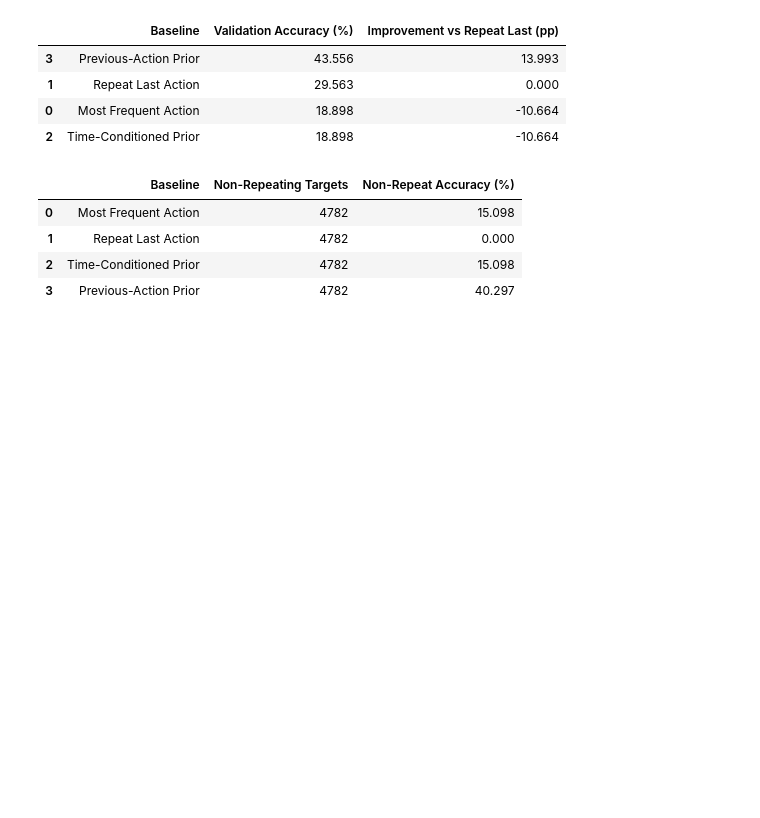
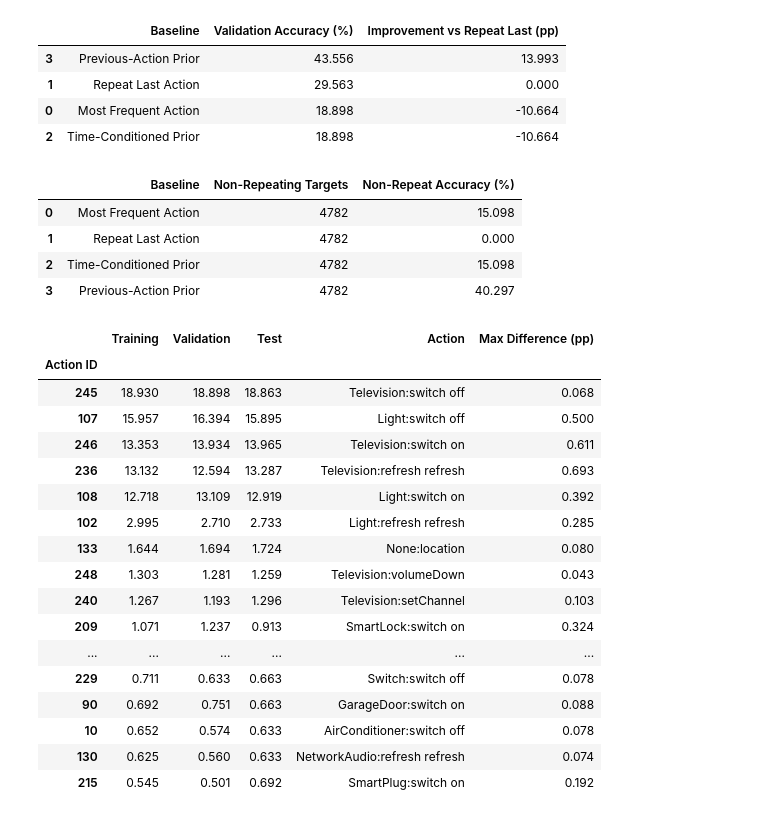
Before and after one commit to HarrisonWilliams123/data-mining-project, a Jupyter notebook: Untitled.ipynb, the cells around one changed output. Cells and saved outputs as stored; diff of their text form; code cells hidden in the pictures; blank space fills up the shorter version.

```diff
--- a/Untitled.ipynb
+++ b/Untitled.ipynb
@@ -2234,3 +2234,66 @@ display(non_repeat_df.round(3))
 | 1 | Repeat Last Action | 4782 | 0.000 |
 | 2 | Time-Conditioned Prior | 4782 | 15.098 |
 | 3 | Previous-Action Prior | 4782 | 40.297 |
+# %%
+# Use the final event's device-control ID as target
+split_targets = {
+    "Training": train[:, -1, 4],
+    "Validation": val[:, -1, 4],
+    "Test": test[:, -1, 4]
+}
+
+# Include every action observed in any split
+all_actions = sorted(set().union(
+    *(set(values.tolist()) for values in split_targets.values())
+))
+
+distribution_df = pd.DataFrame(index=all_actions)
+distribution_df.index.name = "Action ID"
+
+for name, values in split_targets.items():
+    distribution_df[name] = (
+        pd.Series(values)
+        .value_counts(normalize=True)
+        .reindex(all_actions, fill_value=0)
+        * 100
+    )
+
+distribution_df["Action"] = [
+    control_reverse.get(int(action_id), str(action_id))
+    for action_id in distribution_df.index
+]
+
+distribution_df["Max Difference (pp)"] = (
+    distribution_df[
+        ["Training", "Validation", "Test"]
+    ].max(axis=1)
+    -
+    distribution_df[
+        ["Training", "Validation", "Test"]
+    ].min(axis=1)
+)
+
+distribution_df = distribution_df.sort_values(
+    "Training", ascending=False
+)
+
+display(distribution_df.head(20).round(3))
+# %% [output]
+|  | Training | Validation | Test | Action | Max Difference (pp) |
+| Action ID |  |  |  |  |  |
+| 245 | 18.930 | 18.898 | 18.863 | Television:switch off | 0.068 |
+| 107 | 15.957 | 16.394 | 15.895 | Light:switch off | 0.500 |
+| 246 | 13.353 | 13.934 | 13.965 | Television:switch on | 0.611 |
+| 236 | 13.132 | 12.594 | 13.287 | Television:refresh refresh | 0.693 |
+| 108 | 12.718 | 13.109 | 12.919 | Light:switch on | 0.392 |
+| 102 | 2.995 | 2.710 | 2.733 | Light:refresh refresh | 0.285 |
+| 133 | 1.644 | 1.694 | 1.724 | None:location | 0.080 |
+| 248 | 1.303 | 1.281 | 1.259 | Television:volumeDown | 0.043 |
+| 240 | 1.267 | 1.193 | 1.296 | Television:setChannel | 0.103 |
+| 209 | 1.071 | 1.237 | 0.913 | SmartLock:switch on | 0.324 |
+| ... | ... | ... | ... | ... | ... |
+| 229 | 0.711 | 0.633 | 0.663 | Switch:switch off | 0.078 |
+| 90 | 0.692 | 0.751 | 0.663 | GarageDoor:switch on | 0.088 |
+| 10 | 0.652 | 0.574 | 0.633 | AirConditioner:switch off | 0.078 |
+| 130 | 0.625 | 0.560 | 0.633 | NetworkAudio:refresh refresh | 0.074 |
+| 215 | 0.545 | 0.501 | 0.692 | SmartPlug:switch on | 0.192 |
```
Also changed, not shown: parts of 12 cells of this notebook, 2 other files.
